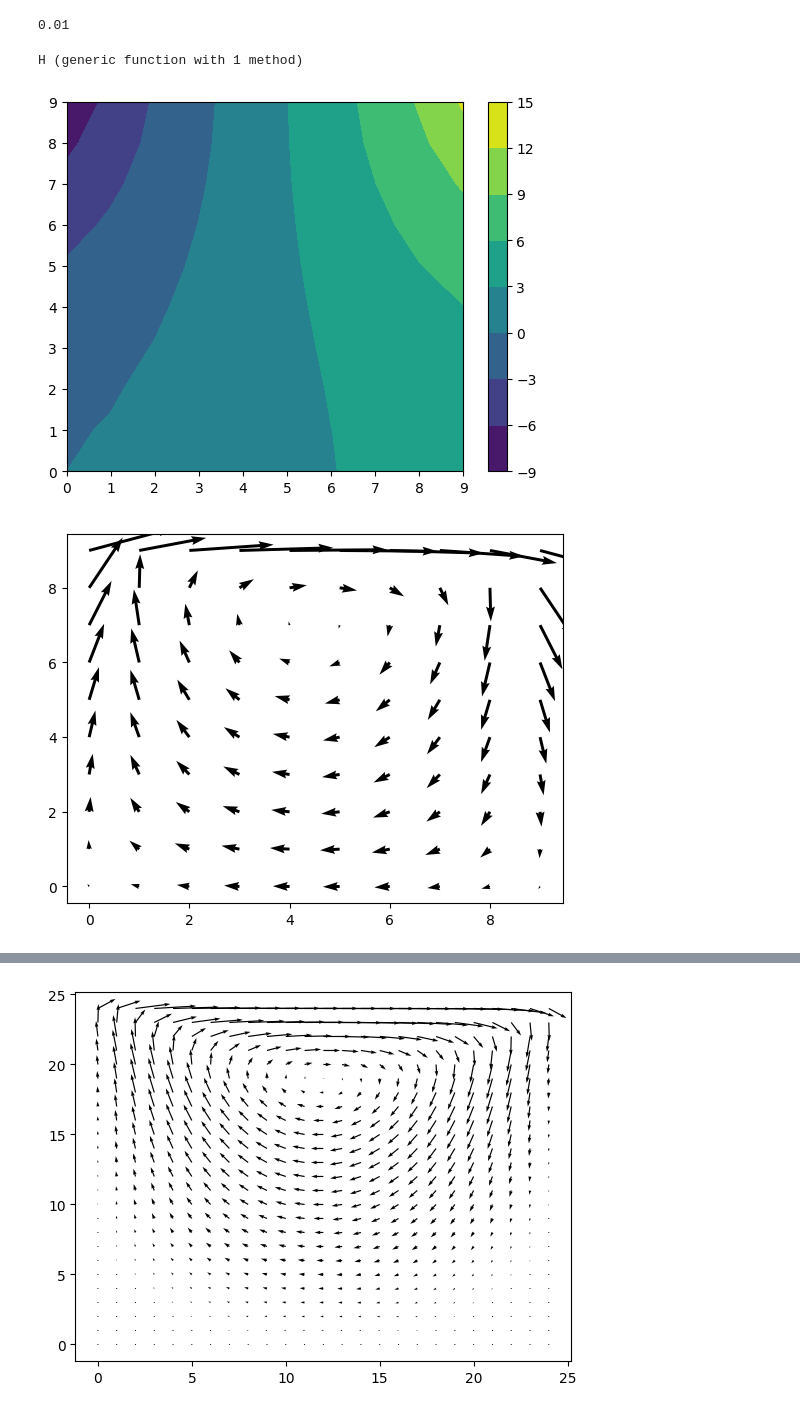
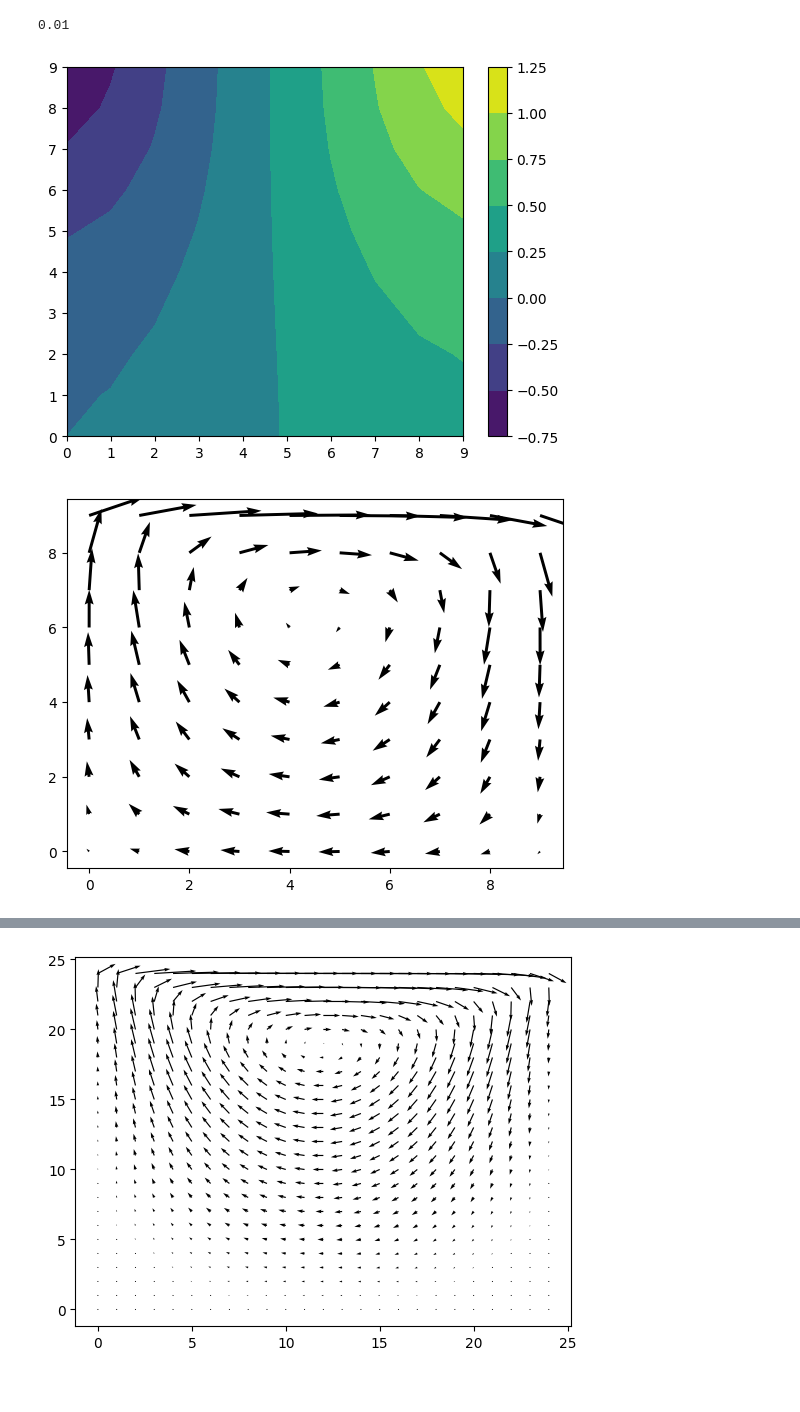
Before and after one commit to furstj/NSP, a Jupyter notebook: lessons/02_stokes.ipynb, the cells around one changed output, grey strips where cells are left out. Drawn from its saved outputs; the diff is of its cells as text; code cells hidden in the pictures.

```diff
--- a/lessons/02_stokes.ipynb
+++ b/lessons/02_stokes.ipynb
@@ -16,0 +79,5 @@ CartesianMesh
+# %%
+m2 = CartesianMesh(2,2);
+for f in internalfaces(m2)
+    println(f)
+end
@@ -16,0 +135,8 @@ CartesianMesh
+# %%
+for p in patches(m2)
+    println("PATCH ", p.name)
+    for f in boundaryfaces(p)
+        println(f)
+    end
+    println()
+end
@@ -333,10 +440,8 @@ vEqn = (-ν) * laplace(v);
 solve!(uEqn + ddx(p));
 solve!(vEqn + ddy(p));
 # %%
-Ac(eq::Equation) = reshape( diag(eq.A), size(eq.x) )
-H(eq::Equation) =  eq.b + Ac(eq) .* eq.x - reshape( eq.A * reshape(eq.x, length(eq.x)), size(eq.x) )
+Ac(eq::Equation) = diag(eq.A);
+H(eq::Equation) =  eq.b + Ac(eq) .* eq.x -  eq.A * eq.x;
-# %% [output]
-H (generic function with 1 method)
 # %%
 ra = 1 ./ Ac(uEqn);
 # %%
@@ -348,13 +453,13 @@ pEqn.A[1,1] += 1;
 # %%
 solve!(pEqn)
 # %%
-contourf(p.value'); colorbar();
+contourf(asmatrix(p)'); colorbar();
 # %% [output]
-[figure, old version]
+[figure, new version]
 # %%
 u.value = uBar.value - ra .* ddx(p);
 v.value = vBar.value - ra .* ddy(p);
 # %%
-quiver(u.value', v.value');
+quiver(asmatrix(u)', asmatrix(v)');
 # %% [output]
-[figure, old version]
+[figure, new version]
```
Also changed, not shown: parts of 38 cells of this notebook.
